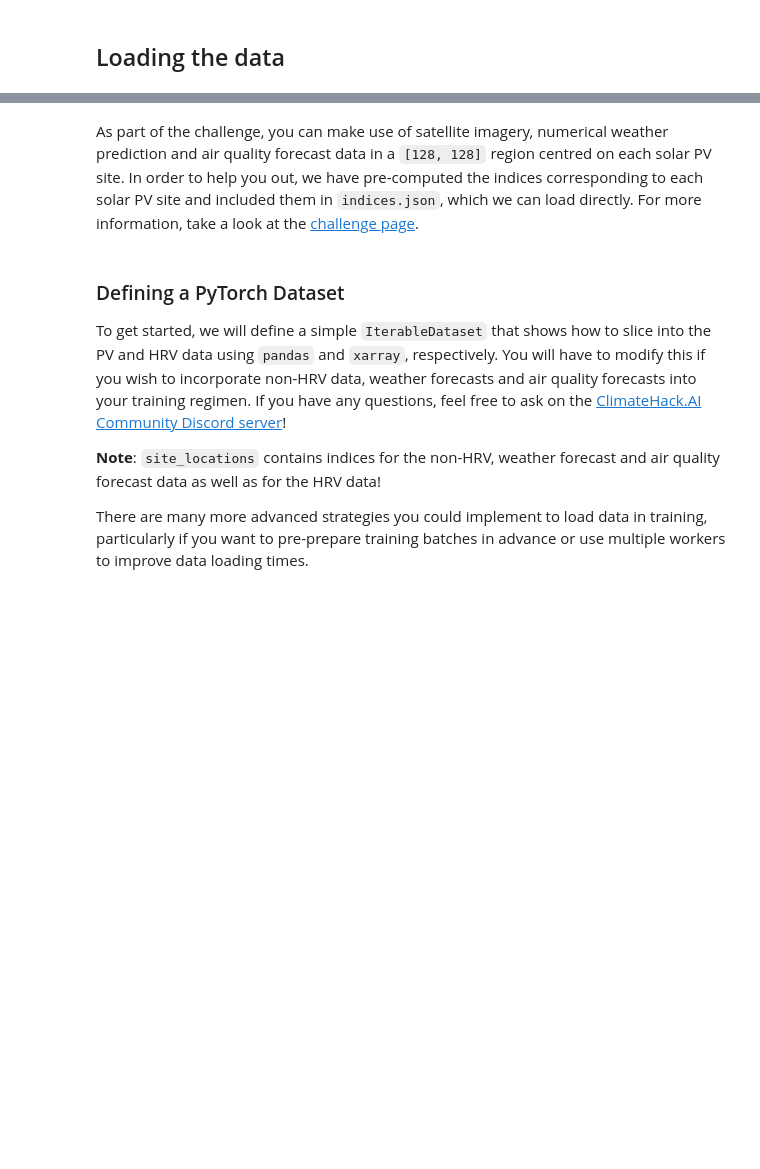
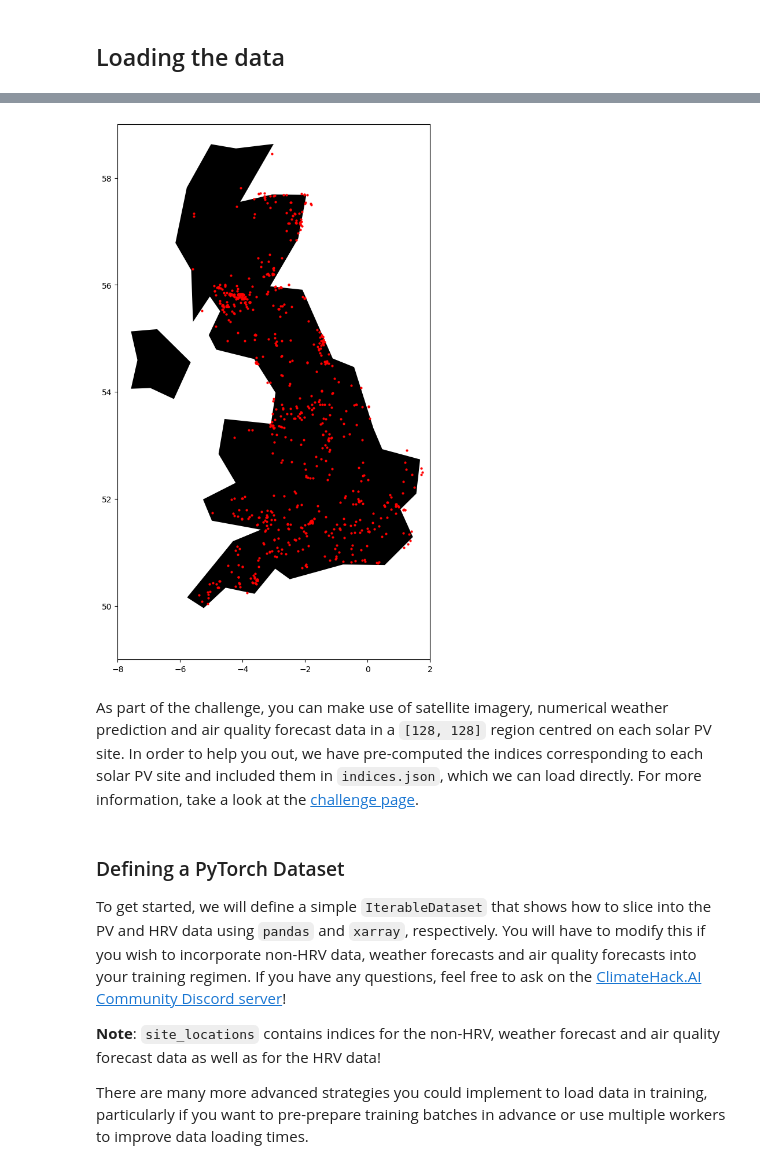
Before and after one commit to Ovais-AK/AML-BENV0148, a Jupyter notebook: ClimateHack23 Resources/2_training.ipynb, the cells around one changed output, grey strips where cells are left out. Cells and saved outputs as stored; diff of their text form; code cells hidden in the pictures; blank space fills up the shorter version.

```diff
--- a/ClimateHack23 Resources/2_training.ipynb
+++ b/ClimateHack23 Resources/2_training.ipynb
@@ -126,3 +122,40 @@ pv
+# %%
+#here I am getting the long and lat for all of our sites in the data set so that they can be plotted
+pv_ss_id = pv.index.get_level_values("ss_id").unique()
+pv_ss_time = pv.index.get_level_values("timestamp")
+pv_meta = pd.read_csv("data/pv/metadata.csv")
+pv_meta_ssid = pv_meta.ss_id
+shared_id = [x for x in pv_ss_id if x in pv_meta_ssid]
+# %%
+pv_shared = pv_meta[pv_meta["ss_id"].isin(shared_id)] #shared location data, only 698 of 908 sites in the pv file have long and lat for plotting
+# %%
+gdf = gpd.GeoDataFrame(
+    pv_shared, geometry=gpd.points_from_xy(pv_shared.longitude_rounded, pv_shared.latitude_rounded)
+)
+# Now, plot the UK map. We'll use a simple built-in dataset for countries that comes with geopandas
+world = gpd.read_file(gpd.datasets.get_path('naturalearth_lowres'))
+gdf = gdf.set_crs("EPSG:4326")
+
+# We'll assume that 'world' contains a column named 'name' where the country names are stored.
+uk = world[world.name == "United Kingdom"]
+uk = uk.to_crs(gdf.crs)
+
+# Start the plot
+fig, ax = plt.subplots(1, 1, figsize=(8, 12))
+
+# Plot the UK map
+uk.plot(ax=ax, color='black')
+
+# Plot the points from your GeoDataFrame on top of the UK map
+gdf.plot(ax=ax, color='red', markersize=4)
+
+# Optionally set bounds to zoom in to the UK if the points are spread out
+ax.set_xlim([-8, 2])
+ax.set_ylim([49, 59])
+
+plt.show()
+# %% [output]
+[figure, added]
 # %%
 hrv = xr.open_dataset(
     "data/satellite-hrv/2020/7.zarr.zip", engine="zarr", chunks="auto"
```
Also changed, not shown: parts of 4 cells of this notebook.
